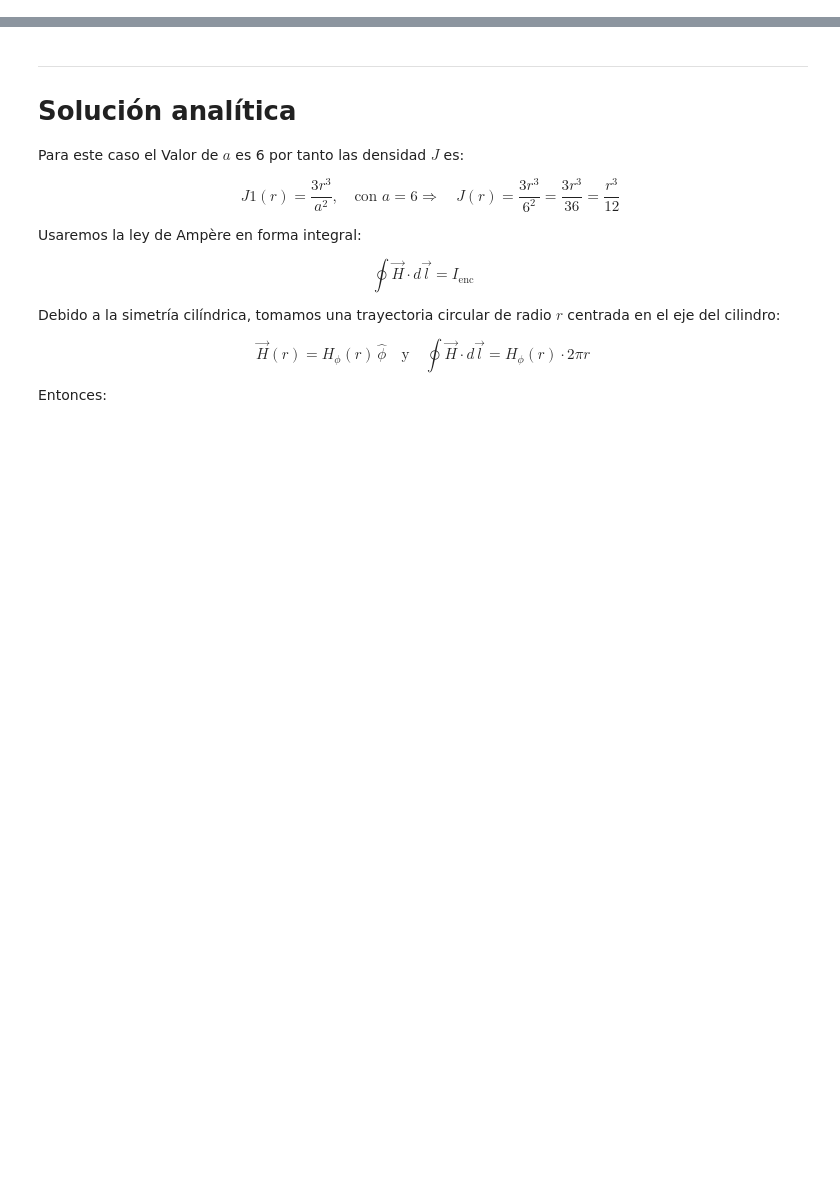
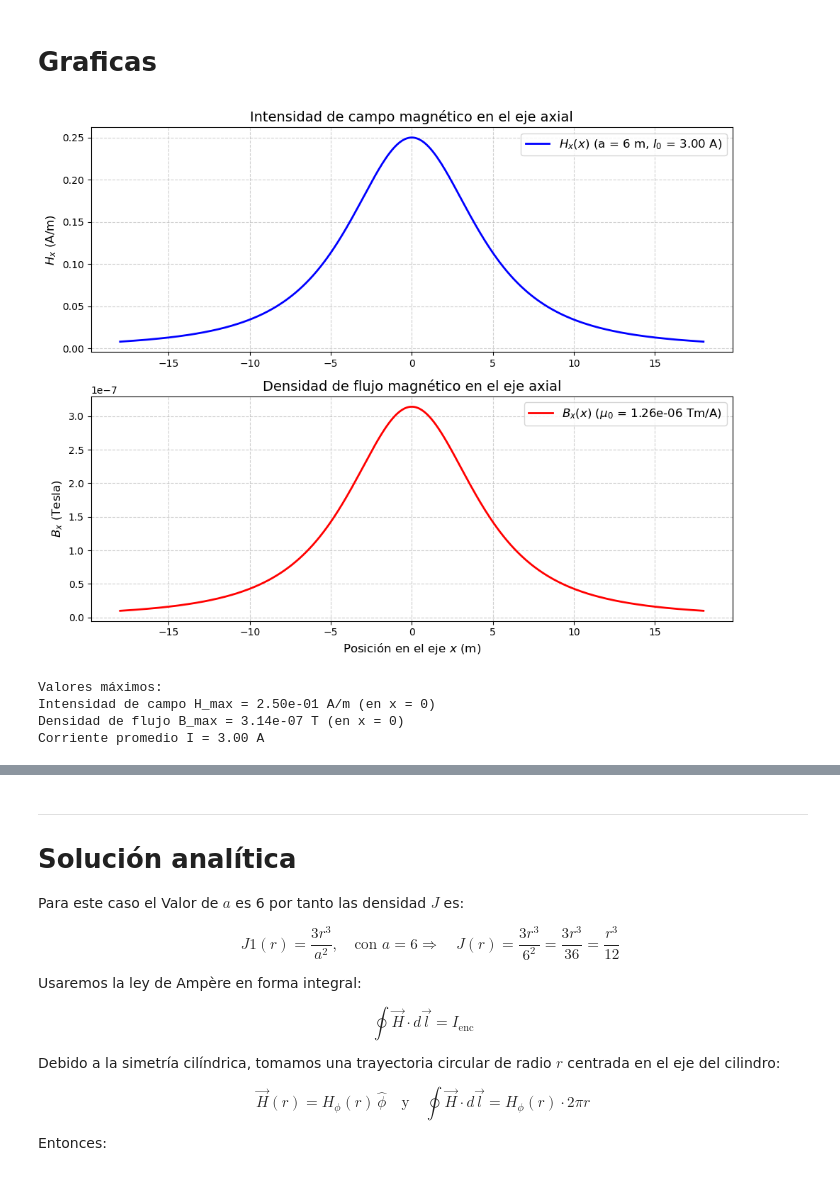
Before and after one commit to jstalynch/F-sica-Avanzada, a Jupyter notebook: Trabajo_No_2.ipynb, the cells around one changed output, grey strips where cells are left out. Drawn from its saved outputs; the diff is of its cells as text; code cells hidden in the pictures; blank space fills up the shorter version.

```diff
--- a/Trabajo_No_2.ipynb
+++ b/Trabajo_No_2.ipynb
@@ -9,0 +71,54 @@
+# %% [markdown]
+<h1>Graficas</h1>
+# %%
+import numpy as np
+import matplotlib.pyplot as plt
+import statistics as stats
+
+# Parámetros
+a = 6  # Radio (m)
+cc = [1, 0, 0, 1, 4, 8, 0, 2, 8, 6]
+I = stats.mean(cc)  # Corriente promedio en Amperios
+mu0 = 4 * np.pi * 1e-7  # Permeabilidad del vacío (Tm/A)
+
+# Eje x (desde -3a hasta 3a)
+x = np.linspace(-3*a, 3*a, 500)
+
+# Cálculo de H_x (Intensidad de campo magnético)
+H_x = (I * a**2) / (2 * (a**2 + x**2)**(3/2))  # En A/m
+
+# Cálculo de B_x (Densidad de flujo magnético)
+B_x = mu0 * H_x  # En Tesla
+
+# Crear figura con dos subplots
+fig, (ax1, ax2) = plt.subplots(2, 1, figsize=(10, 8))
+
+# Gráfica de H_x
+ax1.plot(x, H_x, 'b-', linewidth=2, label=f'$H_x(x)$ (a = {a} m, $I_0$ = {I:.2f} A)')
+ax1.set_title('Intensidad de campo magnético en el eje axial', fontsize=14)
+ax1.set_ylabel('$H_x$ (A/m)', fontsize=12)
+ax1.grid(True, linestyle='--', alpha=0.6)
+ax1.legend(fontsize=12)
+
+# Gráfica de B_x
+ax2.plot(x, B_x, 'r-', linewidth=2, label=f'$B_x(x)$ ($\mu_0$ = {mu0:.2e} Tm/A)')
+ax2.set_title('Densidad de flujo magnético en el eje axial', fontsize=14)
+ax2.set_xlabel('Posición en el eje $x$ (m)', fontsize=12)
+ax2.set_ylabel('$B_x$ (Tesla)', fontsize=12)
+ax2.grid(True, linestyle='--', alpha=0.6)
+ax2.legend(fontsize=12)
+
+plt.tight_layout()
+plt.show()
+
+# Mostrar valores máximos
+print(f"\nValores máximos:")
+print(f"Intensidad de campo H_max = {max(H_x):.2e} A/m (en x = 0)")
+print(f"Densidad de flujo B_max = {max(B_x):.2e} T (en x = 0)")
+print(f"Corriente promedio I = {I:.2f} A")
+# %% [output]
+[figure, added]
+Valores máximos:
+Intensidad de campo H_max = 2.50e-01 A/m (en x = 0)
+Densidad de flujo B_max = 3.14e-07 T (en x = 0)
+Corriente promedio I = 3.00 A
```
Also changed, not shown: parts of 6 cells of this notebook, 1 other file.
